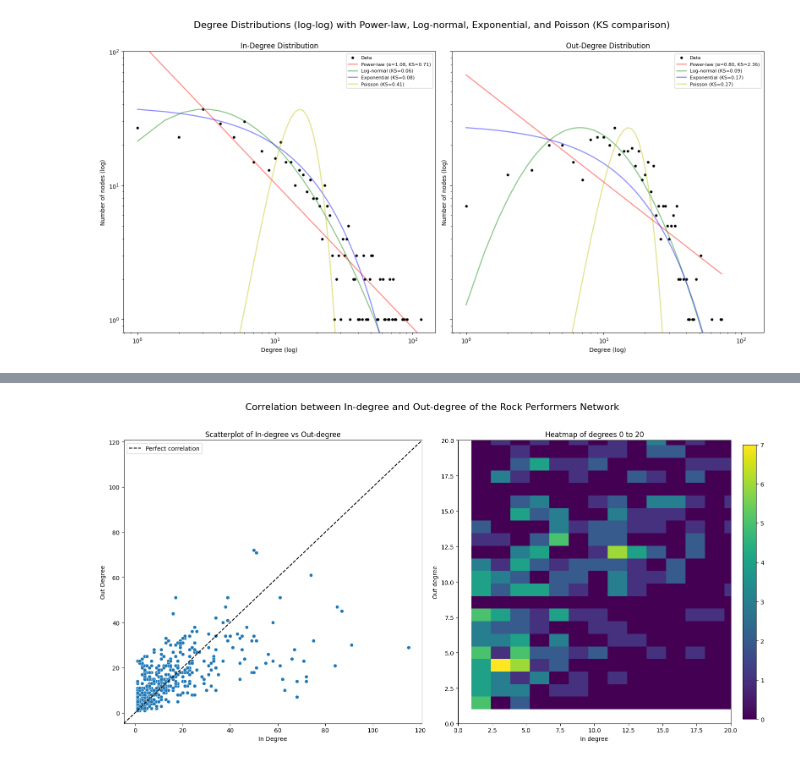
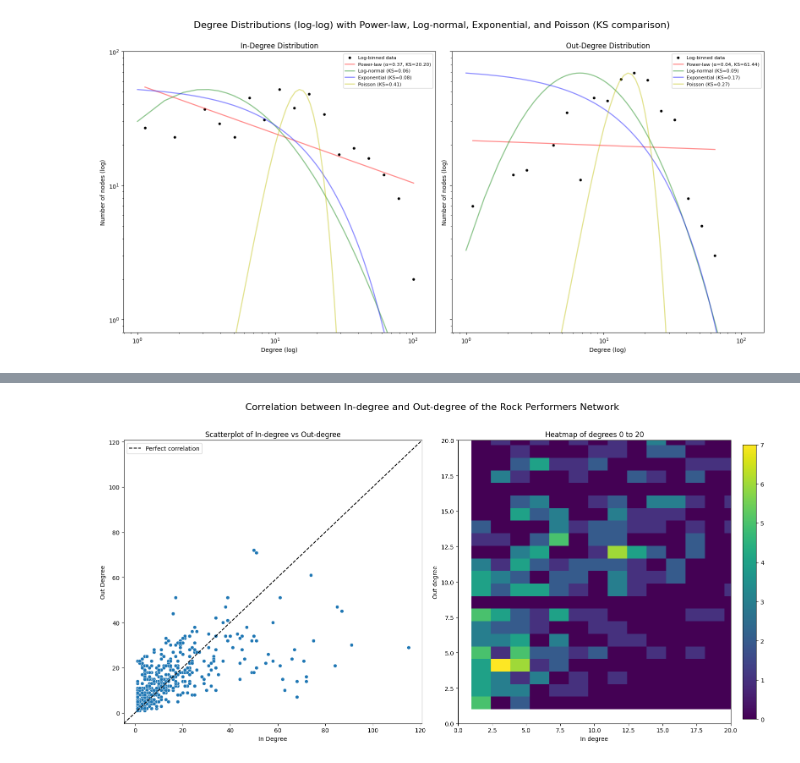
Before and after one commit to Somon8/social_graphs_25, a Jupyter notebook: Assignment2_1.ipynb, the cells around one changed output, grey strips where cells are left out. Drawn from its saved outputs; the diff is of its cells as text; code cells hidden in the pictures.

```diff
--- a/Assignment2_1.ipynb
+++ b/Assignment2_1.ipynb
@@ -94,87 +145,13 @@ The mode of out-degrees are 12 with 27 observations
 # %%
 fig, axs = plt.subplots(1, 2, figsize=(16, 8), sharex=True, sharey=True)
 
-def fit_and_plot(series, ax, title):
-    # Keep a copy with zeros (for parameter estimation), and a positive-only copy (for plotting/KS)
-    data_all = np.asarray(series).astype(int)
-    data = data_all[data_all > 0]        # positive degrees for log-log plotting & KS
-
-    # --- Empirical distribution (positive) ---
-    unique_degrees, counts = np.unique(data, return_counts=True)
-    n = len(data)
-    empirical_cdf_x = np.sort(data)
-    empirical_cdf_y = np.arange(1, n + 1) / n
-
-    # ---------- POWER-LAW ----------
-    log_x = np.log(unique_degrees)
-    log_y = np.log(counts)
-    coeffs = np.polyfit(log_x, log_y, 1)
-    alpha = -coeffs[0]
-    intercept = np.exp(coeffs[1])
-    powerlaw_y = intercept * unique_degrees ** (-alpha)
-
-    # KS for power-law on positive data, xmin = min(data)
-    xmin = data.min()
-    sorted_data = empirical_cdf_x
-    cdf_powerlaw = 1 - (xmin / sorted_data) ** (alpha - 1)
-    ks_powerlaw = np.max(np.abs(empirical_cdf_y - cdf_powerlaw))
-
-    # ---------- LOG-NORMAL (fit on positive data) ----------
-    shape, loc, scale = stats.lognorm.fit(data, floc=0)
-    lognorm_x = np.linspace(1, data.max(), 200)
-    lognorm_pdf = stats.lognorm.pdf(lognorm_x, shape, loc, scale)
-    lognorm_y = lognorm_pdf * counts.max() / lognorm_pdf.max()
-    ks_lognorm = stats.kstest(data, 'lognorm', args=(shape, loc, scale)).statistic
-
-    # ---------- EXPONENTIAL (fit on positive data) ----------
-    exp_params = stats.expon.fit(data)  # (loc, scale)
-    exp_x = np.linspace(1, data.max(), 200)
-    exp_pdf = stats.expon.pdf(exp_x, *exp_params)
-    exp_y = exp_pdf * counts.max() / exp_pdf.max()
-    ks_exp = stats.kstest(data, 'expon', args=exp_params).statistic
-
-    # ---------- POISSON (zero-truncated KS; curve on positive support) ----------
-    # Estimate λ by MLE on the *original* (including zeros) degrees
-    lam = data_all.mean()
-    # Zero-truncated Poisson CDF: (F(k) - P(0)) / (1 - P(0)) for k >= 1
-    p0 = stats.poisson.pmf(0, mu=lam)
-    cdf_po_trunc = (stats.poisson.cdf(sorted_data, mu=lam) - p0) / (1 - p0)
-    ks_pois = np.max(np.abs(empirical_cdf_y - cdf_po_trunc))
-
-    # Poisson curve (pmf scaled to counts) on k >= 1
-    k_vals = np.arange(1, data.max() + 1)
-    pois_pmf = stats.poisson.pmf(k_vals, mu=lam)
-    pois_pmf_trunc = pois_pmf / (1 - p0)          # zero-truncated pmf (sum over k>=1 = 1)
-    pois_y = pois_pmf_trunc * counts.max() / pois_pmf_trunc.max()
-
-    line_transparency = 0.45
-
-    # ---------- PLOT ----------
-    ax.scatter(unique_degrees, counts, s=12, color='black', alpha=1, label='Data')
-    ax.plot(unique_degrees, powerlaw_y, 'r', lw=1.8, alpha = line_transparency
-            ,label=f'Power-law (α={alpha:.2f}, KS={ks_powerlaw:.2f})')
-    ax.plot(lognorm_x, lognorm_y, 'g', lw=1.8,alpha = line_transparency
-            ,label=f'Log-normal (KS={ks_lognorm:.2f})')
-    ax.plot(exp_x, exp_y, 'b', lw=1.8,alpha = line_transparency
-            ,label=f'Exponential (KS={ks_exp:.2f})')
-    ax.plot(k_vals, pois_y, 'y', lw=1.8,alpha = line_transparency
-            ,label=f'Poisson (KS={ks_pois:.2f})')
-
-    ax.set_xscale('log')
-    ax.set_yscale('log')
-    ax.set_xlabel('Degree (log)')
-    ax.set_ylabel('Number of nodes (log)')
-    ax.set_title(title)
-    ax.legend(fontsize=8)
-    ax.set_ylim(bottom=0.8, top = 100)
-
 # ---- Run for in-degree and out-degree ----
-fit_and_plot(df['In Degree'], axs[0], 'In-Degree Distribution')
-fit_and_plot(df['Out Degree'], axs[1], 'Out-Degree Distribution')
+fit_and_plot_logbinned(df['In Degree'], axs[0], 'In-Degree Distribution')
+fit_and_plot_logbinned(df['Out Degree'], axs[1], 'Out-Degree Distribution')
 
 plt.suptitle("Degree Distributions (log-log) with Power-law, Log-normal, Exponential, and Poisson (KS comparison)", y= 1, fontsize = 16)
 plt.tight_layout()
 plt.show()
 # %% [output]
-[figure, old version]
+[figure, new version]
 # %% [markdown]
```
Also changed, not shown: parts of 24 cells of this notebook, 1 other file.
